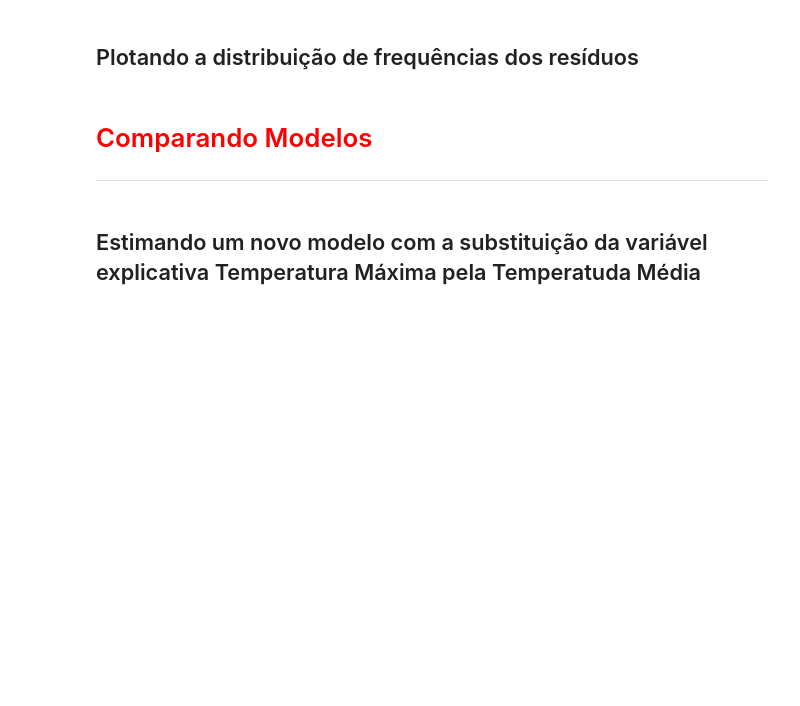
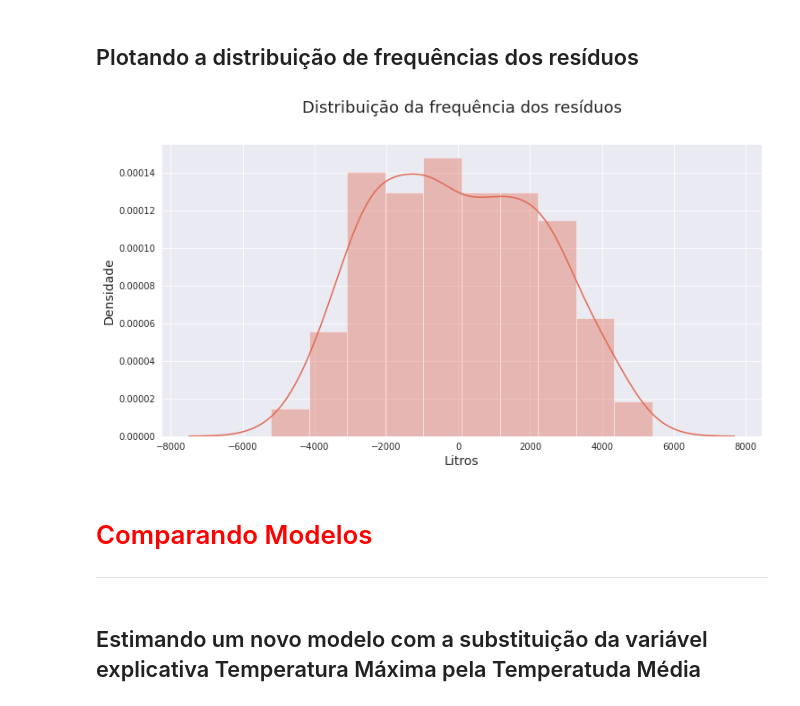
Before and after one commit to LilianeAquino/notebooks_cursos_alura, a Jupyter notebook: Regressão linear/Projeto/Regressão_Linear.ipynb, the cells around one changed output. Saved outputs shown, nothing was run; the diff lists cells and outputs as text; code cells hidden in the pictures; blank space fills up the shorter version.

```diff
--- a/Regressão linear/Projeto/Regressão_Linear.ipynb
+++ b/Regressão linear/Projeto/Regressão_Linear.ipynb
@@ -543,5 +560,14 @@ Fonte: Econometria Básica - 5ª edição - Gujarati e Porter
 # %% [markdown]
 ## Plotando a distribuição de frequências dos resíduos
+# %%
+ax = sns.distplot(residuo)
+ax.figure.set_size_inches(12, 6)
+ax.set_title('Distribuição da frequência dos resíduos', fontsize=18, y=1.09)
+ax.set_xlabel('Litros', fontsize=14)
+ax.set_ylabel('Densidade', fontsize=14)
+plt.show()
+# %% [output]
+[figure, added]
 # %% [markdown]
 # <font color='red' style='font-size: 30px;'>Comparando Modelos</font>
 <hr style='border: 2px solid red;'>
```
Also changed, not shown: parts of 22 cells of this notebook, 6 other files.
